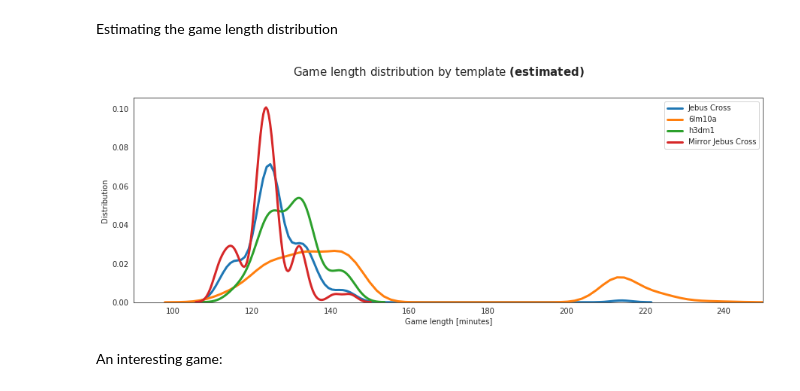
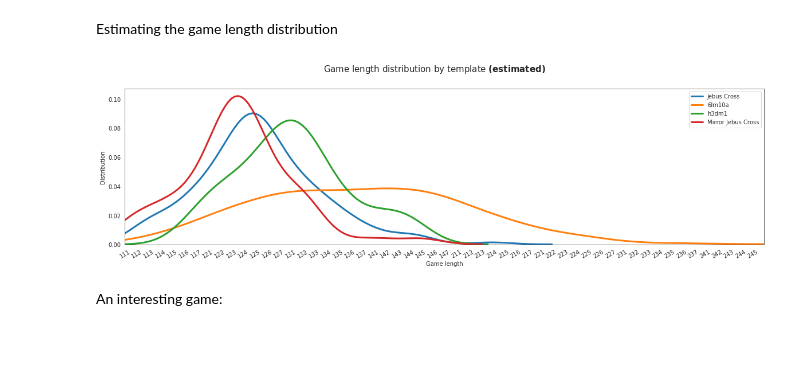
Before and after one commit to lkk7/HW-data-analysis, a Jupyter notebook: main.ipynb, the cells around one changed output. Drawn from its saved outputs; the diff is of its cells as text; code cells hidden in the pictures; blank space fills up the shorter version.

Commit message:
fix game length distribution

```diff
--- a/main.ipynb
+++ b/main.ipynb
@@ -289,19 +289,38 @@ fig.savefig('saved_images/11_topwinmainheroes.png')
 [figure]
 # %% [markdown]
 Estimating the game length distribution
+# %%
+def days(date):
+    d = str(date)
+    return ((int(d[0]) - 1) * 28 + (int(d[1]) - 1) * 7 + int(d[2]))
+
+def date(days):
+    if days == 0:
+        return 0
+    dat = 111;
+    m = (days - 1) // 28
+    dat += 100 * m
+    days -= m * 28
+    w = (days - 1) // 7
+    dat += 10 * w
+    days -= w * 7
+    dat += days - 1
+    return dat
 # %%
 temp_list = ['Jebus Cross', '6lm10a', 'h3dm1', 'Mirror Jebus Cross']
-fig, ax = plt.subplots(figsize=(15, 5))
+fig, ax = plt.subplots(figsize=(20, 5))
 fig.suptitle("Game length distribution by template $\\bf{(estimated)}$", fontsize=15, y=1)
-ax.set_xlim((90, 250))
+ax.set_xlim((1, 55))
 ax.set_ylabel('Distribution')
 for i in range(4):
-    sns.distplot(deciphered_df[deciphered_df['game_template'] == temp_list[i]]['game_length'],
+    sns.distplot((deciphered_df[deciphered_df['game_template'] == temp_list[i]]['game_length']).apply(days),
                  ax=ax, hist=False, label=temp_list[i], kde_kws={'lw': 3})
-ax.set_xlabel('Game length [minutes]')
+ax.set_xlabel('Game length')
+ax.set_xticks([i for i in range(1, 55, 1)])
+ax.set_xticklabels([date(i) for i in range(1, 55, 1)], rotation=30)
 fig.savefig('saved_images/12_gamelengthdist.png')
 # %% [output]
-[figure, old version]
+[figure, new version]
 # %% [markdown]
 An interesting game:
 # %%
```
Also changed, not shown: parts of 2 cells of this notebook, 3 other files.
